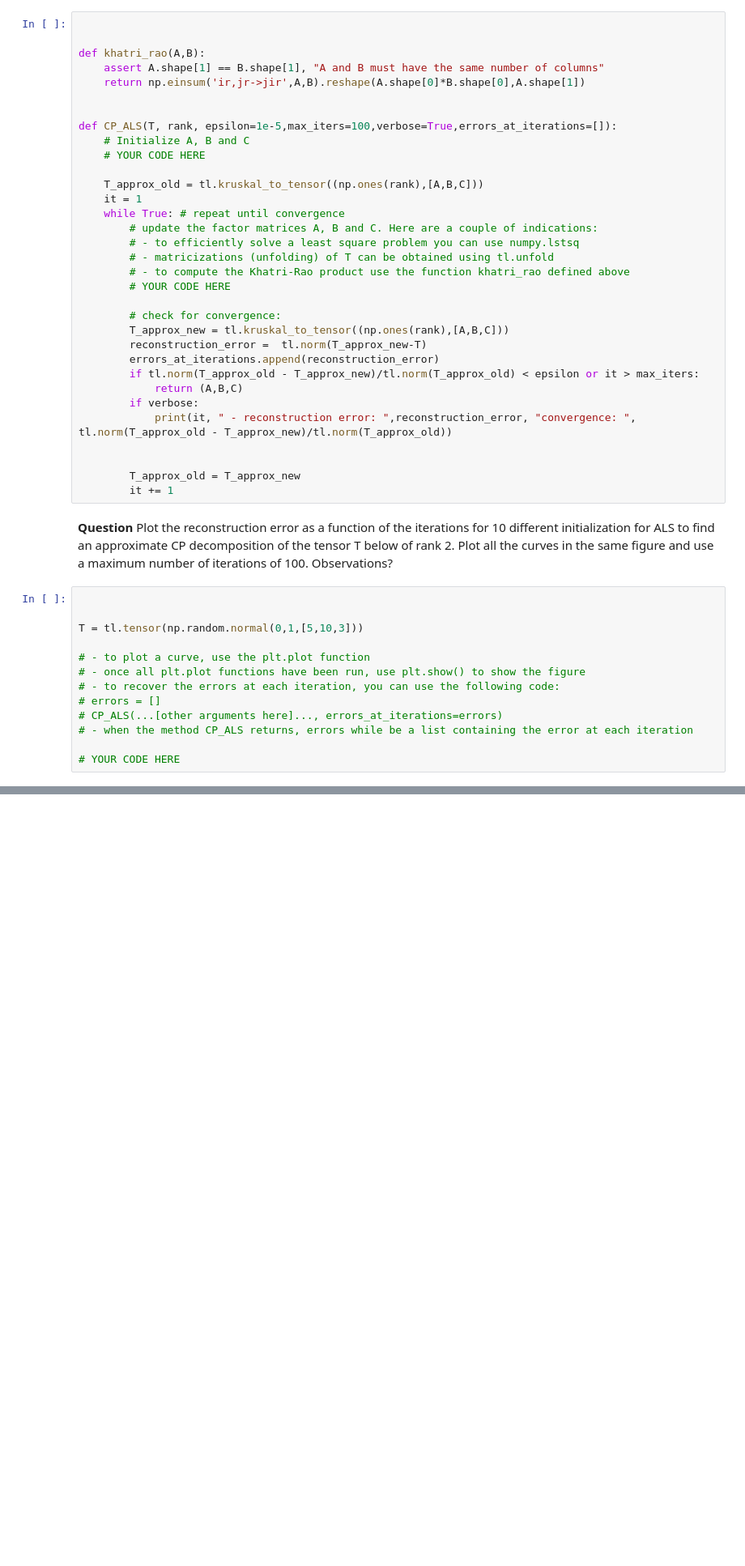
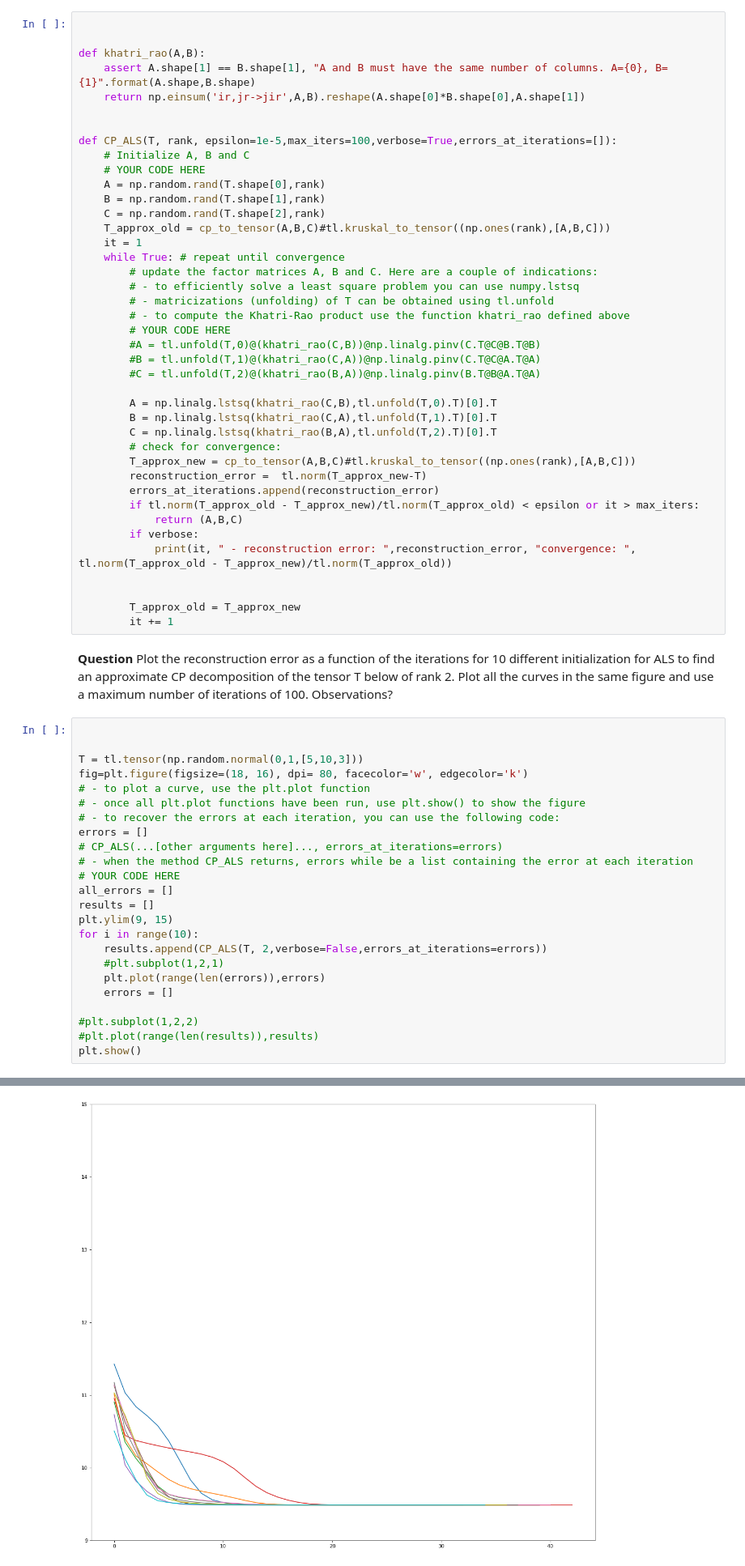
Before and after one commit to traoremp/IFT6760, a Jupyter notebook: IFT 6760A - Homework 1 (practical part).ipynb, the cells around one changed output, grey strips where cells are left out. Shown at 81% size. Saved outputs shown, nothing was run; the diff lists cells and outputs as text; blank space fills up the shorter version.

```diff
--- a/IFT 6760A - Homework 1 (practical part).ipynb
+++ b/IFT 6760A - Homework 1 (practical part).ipynb
@@ -147,15 +156,17 @@ where $[\!| A,B,C |\!]$ denotes the CP decomposition with factor matrices $A,B$
 
 
 def khatri_rao(A,B):
-    assert A.shape[1] == B.shape[1], "A and B must have the same number of columns"
+    assert A.shape[1] == B.shape[1], "A and B must have the same number of columns. A={0}, B={1}".format(A.shape,B.shape)
     return np.einsum('ir,jr->jir',A,B).reshape(A.shape[0]*B.shape[0],A.shape[1])
 
 
 def CP_ALS(T, rank, epsilon=1e-5,max_iters=100,verbose=True,errors_at_iterations=[]):
     # Initialize A, B and C
     # YOUR CODE HERE
-
-    T_approx_old = tl.kruskal_to_tensor((np.ones(rank),[A,B,C]))
+    A = np.random.rand(T.shape[0],rank)
+    B = np.random.rand(T.shape[1],rank)
+    C = np.random.rand(T.shape[2],rank)
+    T_approx_old = cp_to_tensor(A,B,C)#tl.kruskal_to_tensor((np.ones(rank),[A,B,C]))
     it = 1
     while True: # repeat until convergence
         # update the factor matrices A, B and C. Here are a couple of indications:
@@ -163,9 +174,15 @@ def CP_ALS(T, rank, epsilon=1e-5,max_iters=100,verbose=True,errors_at_iterations
         # - matricizations (unfolding) of T can be obtained using tl.unfold
         # - to compute the Khatri-Rao product use the function khatri_rao defined above
         # YOUR CODE HERE
+        #A = tl.unfold(T,0)@(khatri_rao(C,B))@np.linalg.pinv(C.T@C@B.T@B)
+        #B = tl.unfold(T,1)@(khatri_rao(C,A))@np.linalg.pinv(C.T@C@A.T@A)
+        #C = tl.unfold(T,2)@(khatri_rao(B,A))@np.linalg.pinv(B.T@B@A.T@A)
 
+        A = np.linalg.lstsq(khatri_rao(C,B),tl.unfold(T,0).T)[0].T
+        B = np.linalg.lstsq(khatri_rao(C,A),tl.unfold(T,1).T)[0].T
+        C = np.linalg.lstsq(khatri_rao(B,A),tl.unfold(T,2).T)[0].T
         # check for convergence:
-        T_approx_new = tl.kruskal_to_tensor((np.ones(rank),[A,B,C]))
+        T_approx_new = cp_to_tensor(A,B,C)#tl.kruskal_to_tensor((np.ones(rank),[A,B,C]))
         reconstruction_error =  tl.norm(T_approx_new-T)
         errors_at_iterations.append(reconstruction_error)
         if tl.norm(T_approx_old - T_approx_new)/tl.norm(T_approx_old) < epsilon or it > max_iters:
@@ -182,12 +199,24 @@ def CP_ALS(T, rank, epsilon=1e-5,max_iters=100,verbose=True,errors_at_iterations
 
 
 T = tl.tensor(np.random.normal(0,1,[5,10,3]))
-
+fig=plt.figure(figsize=(18, 16), dpi= 80, facecolor='w', edgecolor='k')
 # - to plot a curve, use the plt.plot function
 # - once all plt.plot functions have been run, use plt.show() to show the figure
 # - to recover the errors at each iteration, you can use the following code:
-# errors = []
+errors = []
 # CP_ALS(...[other arguments here]..., errors_at_iterations=errors)
 # - when the method CP_ALS returns, errors while be a list containing the error at each iteration
+# YOUR CODE HERE
+all_errors = []
+results = []
+plt.ylim(9, 15)
+for i in range(10):
+    results.append(CP_ALS(T, 2,verbose=False,errors_at_iterations=errors))
+    #plt.subplot(1,2,1)
+    plt.plot(range(len(errors)),errors)
+    errors = []
 
-# YOUR CODE HERE
+#plt.subplot(1,2,2)
+#plt.plot(range(len(results)),results)
+plt.show()
+# %% [output]
@@ -194,3 +226,4 @@ T = tl.tensor(np.random.normal(0,1,[5,10,3]))
+[figure, added]
 # %% [markdown]
 *Write your observations in this cell*
 
```
Also changed, not shown: parts of 3 cells of this notebook.
